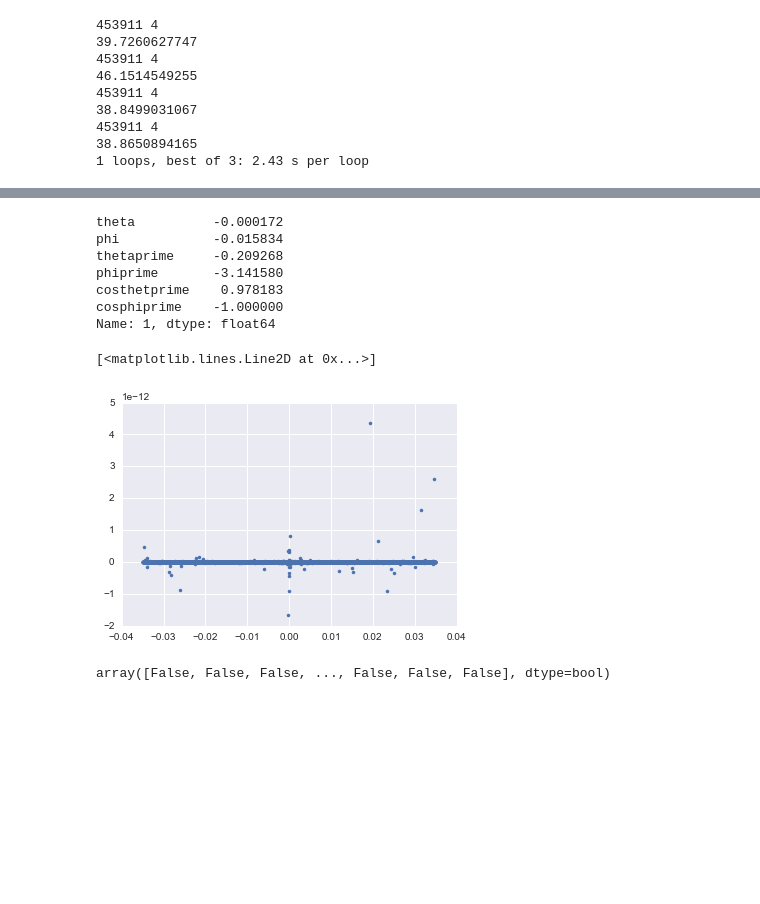
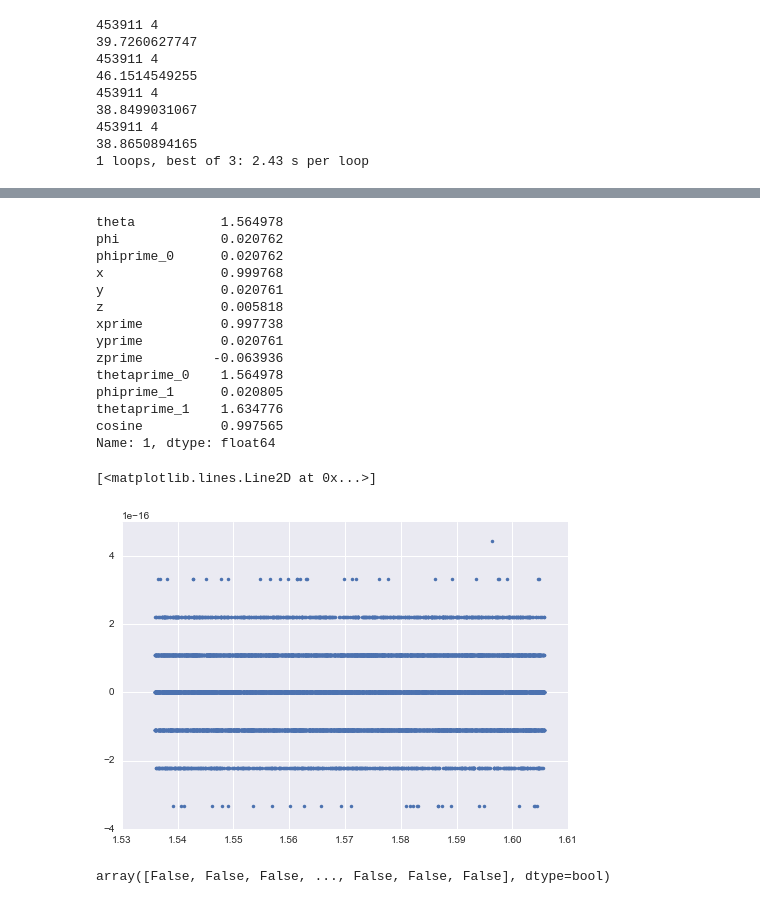
Before and after one commit to rbiswas4/BenchmarkInstanceCatalogs, a Jupyter notebook: examples/restructure_query.ipynb, the cells around one changed output, grey strips where cells are left out. Drawn from its saved outputs; the diff is of its cells as text; code cells hidden in the pictures; blank space fills up the shorter version.

```diff
--- a/examples/restructure_query.ipynb
+++ b/examples/restructure_query.ipynb
@@ -568,7 +570,7 @@ dbobject.execute_arbitrary()
 # %%
 deltaAng =  np.radians(2)
 # %%
-coords = np.random.uniform((- deltaAng, -deltaAng), (deltaAng, deltaAng), size=(10e6, 2))
+coords = np.random.uniform((- deltaAng + np.pi/2., -deltaAng), (deltaAng + np.pi/2., deltaAng), size=(10e5, 2))
 # %%
 df = pd.DataFrame(coords, columns=['theta', 'phi'])
 # %%
@@ -623,12 +851,19 @@ df_a.head()
 # %%
 df.ix[1]
 # %% [output]
-theta          -0.000172
-phi            -0.015834
-thetaprime     -0.209268
-phiprime       -3.141580
-costhetprime    0.978183
-cosphiprime    -1.000000
+theta           1.564978
+phi             0.020762
+phiprime_0      0.020762
+x               0.999768
+y               0.020761
+z               0.005818
+xprime          0.997738
+yprime          0.020761
+zprime         -0.063936
+thetaprime_0    1.564978
+phiprime_1      0.020805
+thetaprime_1    1.634776
+cosine          0.997565
 Name: 1, dtype: float64
 # %%
 def angSep( df1, df2, theta, phi):
@@ -641,10 +876,10 @@ def angSep( df1, df2, theta, phi):
     return cos
 # %%
 plt.plot(df_a['theta'] ,
-         angSep(df_a, df_b, 'theta', 'phi')- angSep(df_a, df_b, 'thetaprime', 'phiprime'),'.')
+         angSep(df_a, df_b, 'theta', 'phi')- angSep(df_a, df_b, 'thetaprime_2', 'phiprime_2'),'.')
 # %% [output]
 [<matplotlib.lines.Line2D at 0x...>]
-[figure, old version]
+[figure, new version]
 # %%
 x = angSep(df_a, df_b, 'theta', 'phi')- angSep(df_a, df_b, 'thetaprime', 'phiprime')
 # %%
```
Also changed, not shown: parts of 107 cells of this notebook, 1 other file.
